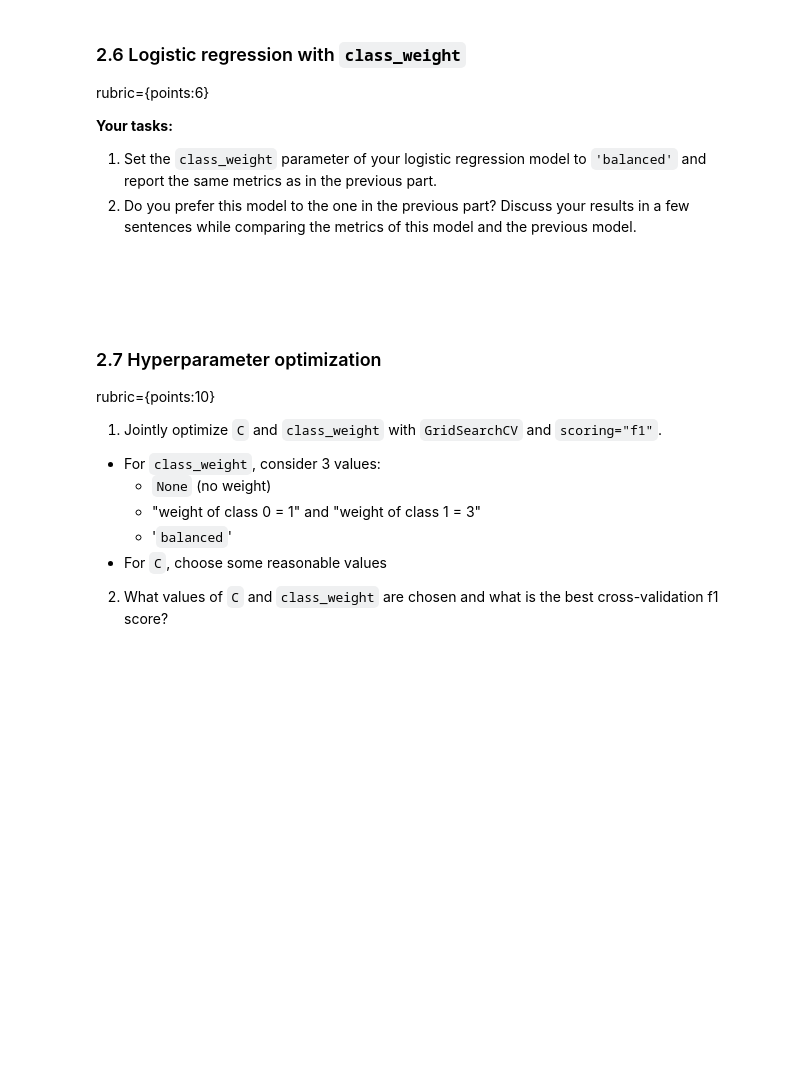
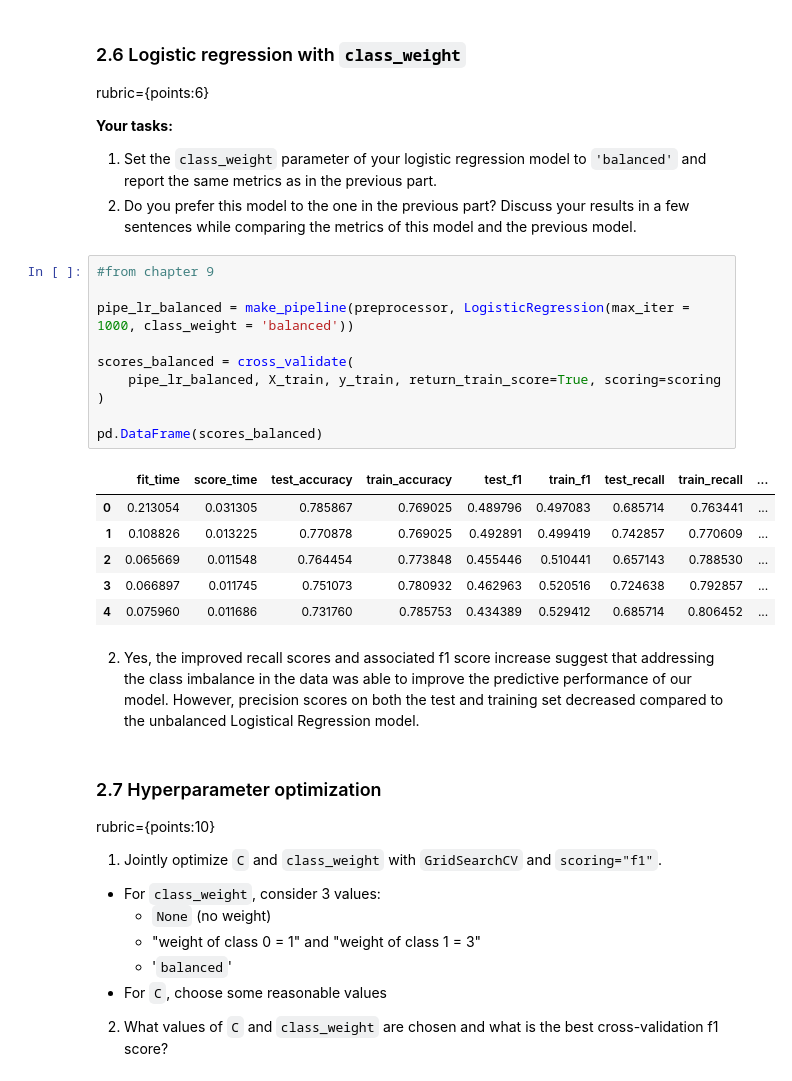
Before and after one commit to wangseann/cpsc330-2022W2, a Jupyter notebook: hw/hw5/hw5.ipynb, the cells around one changed output. Cells and saved outputs as stored; diff of their text form; blank space fills up the shorter version.

```diff
--- a/hw/hw5/hw5.ipynb
+++ b/hw/hw5/hw5.ipynb
@@ -386,8 +411,26 @@ rubric={points:6}
 
 1. Set the `class_weight` parameter of your logistic regression model to `'balanced'` and report the same metrics as in the previous part.
 2. Do you prefer this model to the one in the previous part? Discuss your results in a few sentences while comparing the metrics of this model and the previous model.
-# %% [markdown]
-<br><br>
+# %%
+#from chapter 9
+
+pipe_lr_balanced = make_pipeline(preprocessor, LogisticRegression(max_iter = 1000, class_weight = 'balanced'))
+
+scores_balanced = cross_validate(
+    pipe_lr_balanced, X_train, y_train, return_train_score=True, scoring=scoring
+)
+
+pd.DataFrame(scores_balanced)
+# %% [output]
+|  | fit_time | score_time | test_accuracy | train_accuracy | test_f1 | train_f1 | test_recall | train_recall | ... |
+| 0 | 0.213054 | 0.031305 | 0.785867 | 0.769025 | 0.489796 | 0.497083 | 0.685714 | 0.763441 | ... |
+| 1 | 0.108826 | 0.013225 | 0.770878 | 0.769025 | 0.492891 | 0.499419 | 0.742857 | 0.770609 | ... |
+| 2 | 0.065669 | 0.011548 | 0.764454 | 0.773848 | 0.455446 | 0.510441 | 0.657143 | 0.788530 | ... |
+| 3 | 0.066897 | 0.011745 | 0.751073 | 0.780932 | 0.462963 | 0.520516 | 0.724638 | 0.792857 | ... |
+| 4 | 0.075960 | 0.011686 | 0.731760 | 0.785753 | 0.434389 | 0.529412 | 0.685714 | 0.806452 | ... |
+# %% [markdown]
+
+2. Yes, the improved recall scores and associated f1 score increase suggest that addressing the class imbalance in the data was able to improve the predictive performance of our model. However, precision scores on both the test and training set decreased compared to the unbalanced Logistical Regression model.
 # %% [markdown]
 ### 2.7 Hyperparameter optimization
 rubric={points:10}
```
Also changed, not shown: parts of 39 cells of this notebook.
